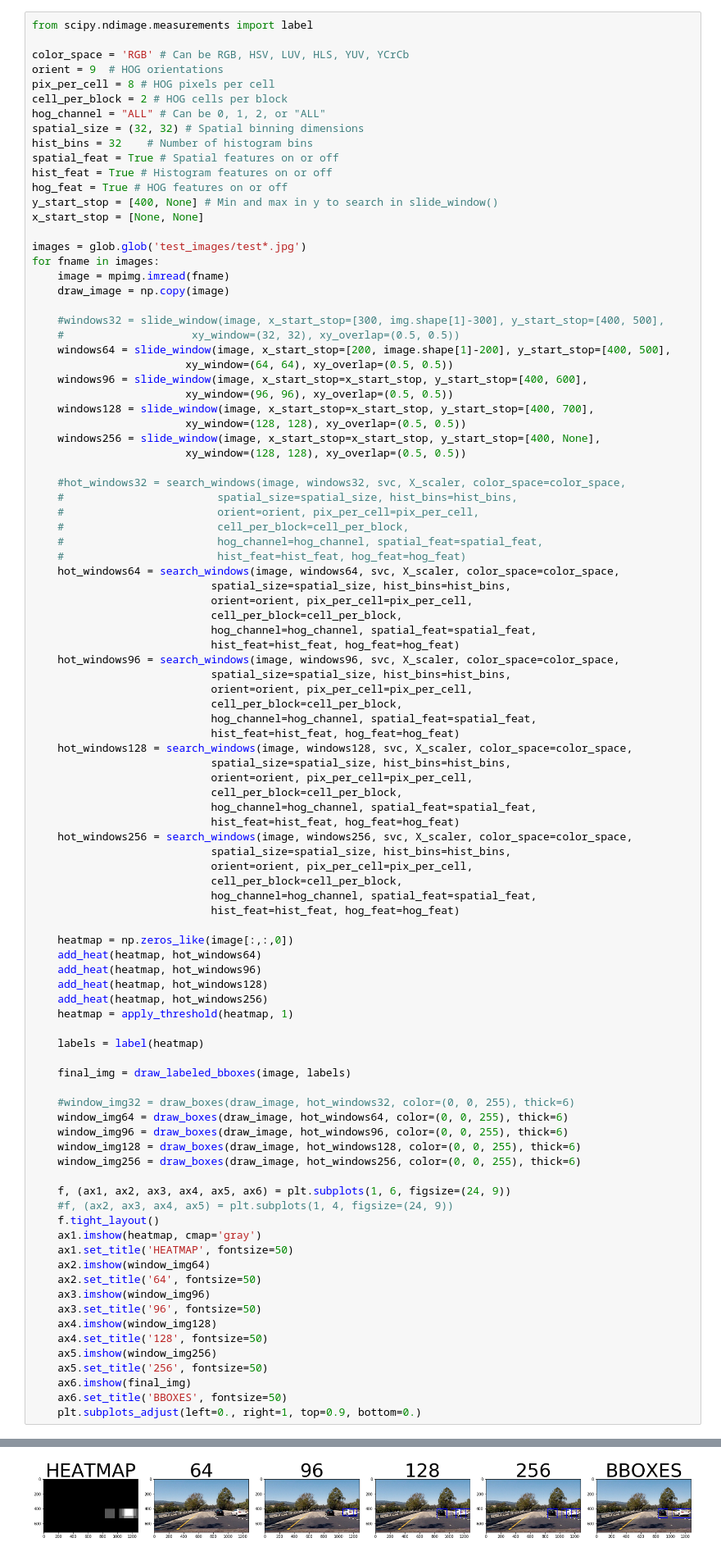
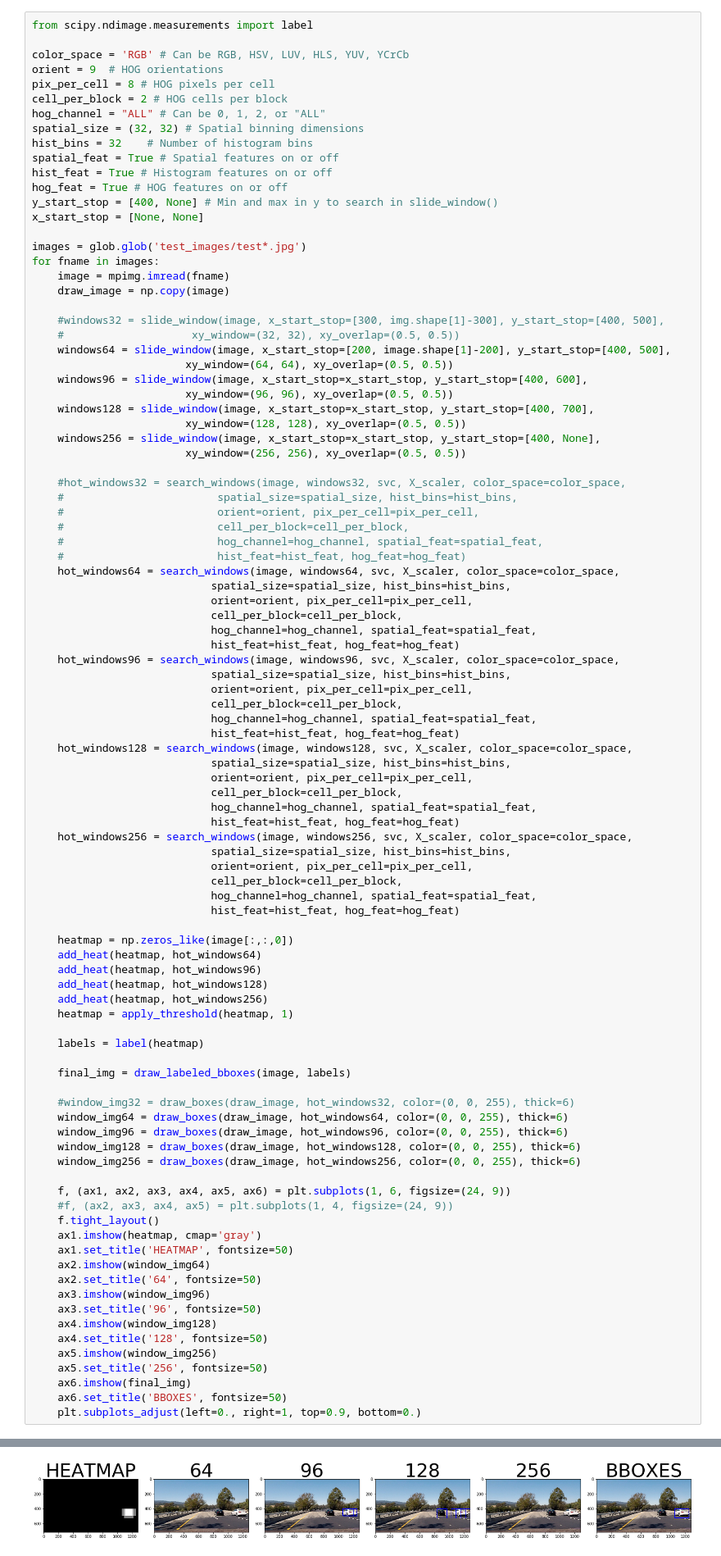
Before and after one commit to kjansons/self_driving_project_5, a Jupyter notebook: Vehicle detection.ipynb, the cells around one changed output, grey strips where cells are left out. Shown at 82% size. Drawn from its saved outputs; the diff is of its cells as text.

```diff
--- a/Vehicle detection.ipynb
+++ b/Vehicle detection.ipynb
@@ -386,7 +386,7 @@ for fname in images:
     windows128 = slide_window(image, x_start_stop=x_start_stop, y_start_stop=[400, 700],
                         xy_window=(128, 128), xy_overlap=(0.5, 0.5))
     windows256 = slide_window(image, x_start_stop=x_start_stop, y_start_stop=[400, None],
-                        xy_window=(128, 128), xy_overlap=(0.5, 0.5))
+                        xy_window=(256, 256), xy_overlap=(0.5, 0.5))
 
     #hot_windows32 = search_windows(image, windows32, svc, X_scaler, color_space=color_space,
     #                        spatial_size=spatial_size, hist_bins=hist_bins,
@@ -427,34 +427,34 @@ for fname in images:
     heatmap = apply_threshold(heatmap, 1)
 
     labels = label(heatmap)
 
     final_img = draw_labeled_bboxes(image, labels)
 
     #window_img32 = draw_boxes(draw_image, hot_windows32, color=(0, 0, 255), thick=6)
     window_img64 = draw_boxes(draw_image, hot_windows64, color=(0, 0, 255), thick=6)
     window_img96 = draw_boxes(draw_image, hot_windows96, color=(0, 0, 255), thick=6)
     window_img128 = draw_boxes(draw_image, hot_windows128, color=(0, 0, 255), thick=6)
     window_img256 = draw_boxes(draw_image, hot_windows256, color=(0, 0, 255), thick=6)
 
     f, (ax1, ax2, ax3, ax4, ax5, ax6) = plt.subplots(1, 6, figsize=(24, 9))
     #f, (ax2, ax3, ax4, ax5) = plt.subplots(1, 4, figsize=(24, 9))
     f.tight_layout()
     ax1.imshow(heatmap, cmap='gray')
     ax1.set_title('HEATMAP', fontsize=50)
     ax2.imshow(window_img64)
     ax2.set_title('64', fontsize=50)
     ax3.imshow(window_img96)
     ax3.set_title('96', fontsize=50)
     ax4.imshow(window_img128)
     ax4.set_title('128', fontsize=50)
     ax5.imshow(window_img256)
     ax5.set_title('256', fontsize=50)
     ax6.imshow(final_img)
     ax6.set_title('BBOXES', fontsize=50)
     plt.subplots_adjust(left=0., right=1, top=0.9, bottom=0.)
 # %% [output]
 [figure]
-[figure, old version]
+[figure, new version]
 [figure]
 [figure]
 [figure]
```
Also changed, not shown: parts of 8 cells of this notebook, 2 other files.
